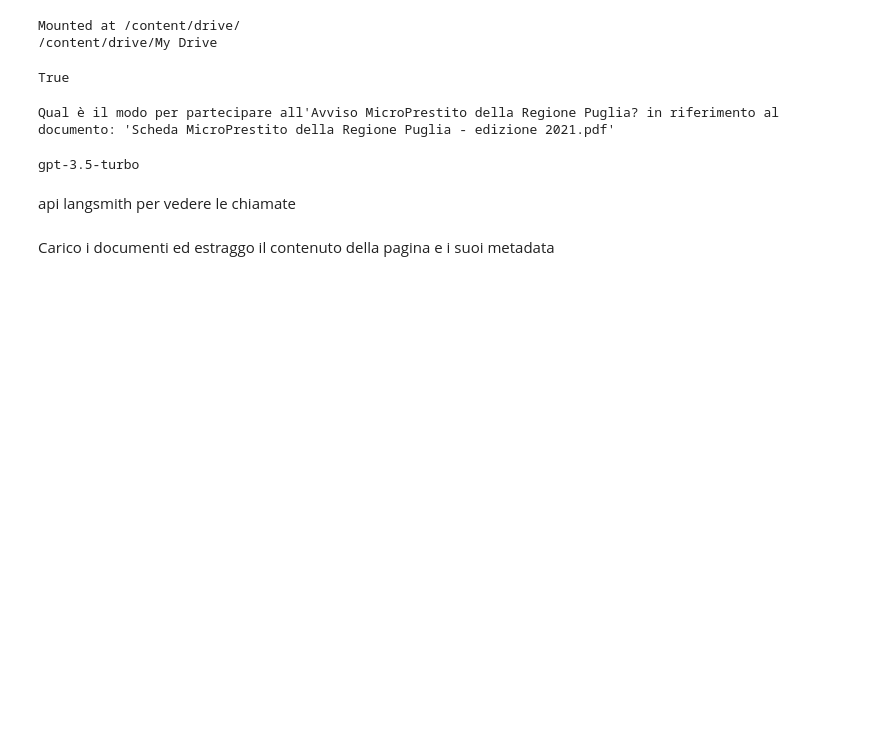
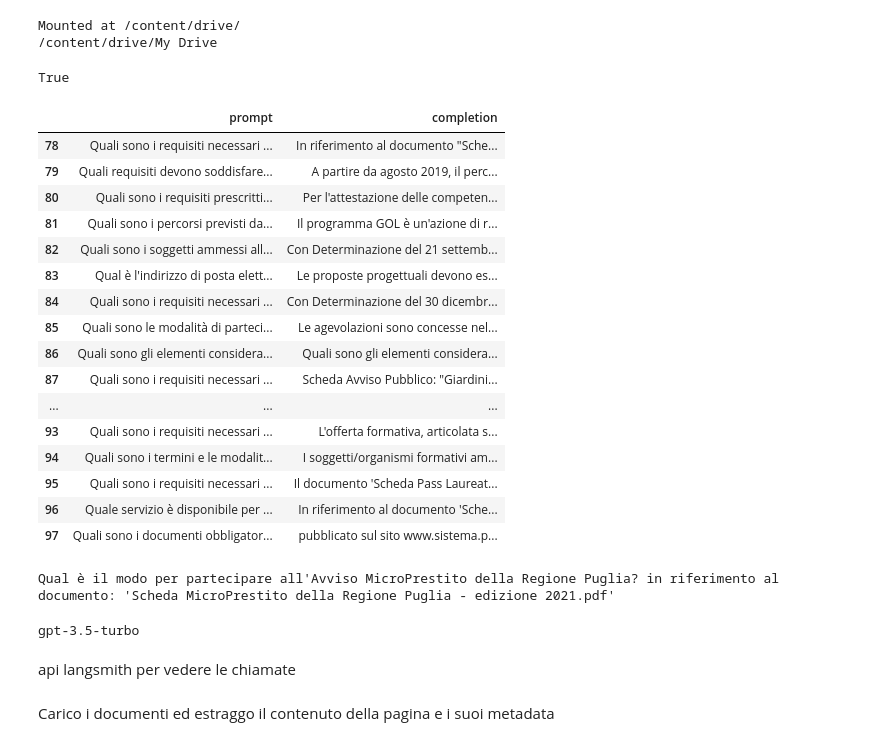
Before and after one commit to GiacomoSignorile/Davinci-002-Finetuning-Bandi-Puglia, a Jupyter notebook: Notebook/100_Dimensione_impresa_metadata_filtering_RAG.ipynb, the cells around one changed output. Cells and saved outputs as stored; diff of their text form; code cells hidden in the pictures; blank space fills up the shorter version.

Commit message:
Aggiornato notebook con Filtro Metadata nel RAG
aggiunto chatbot.py e altri documenti

```diff
--- a/Notebook/100_Dimensione_impresa_metadata_filtering_RAG.ipynb
+++ b/Notebook/100_Dimensione_impresa_metadata_filtering_RAG.ipynb
@@ -42,6 +42,26 @@ import pandas as pd
 
 fine_tuning_dataset = pd.read_json("./Tesi/fine_tune_improved.json")
 dataset_query = pd.read_json("./Tesi/prova_domande_fine_tuning.json")
+# %%
+fine_tuning_dataset[78:]
+# %% [output]
+|  | prompt | completion |
+| 78 | Quali sono i requisiti necessari ... | In riferimento al documento "Sche... |
+| 79 | Quali requisiti devono soddisfare... | A partire da agosto 2019, il perc... |
+| 80 | Quali sono i requisiti prescritti... | Per l'attestazione delle competen... |
+| 81 | Quali sono i percorsi previsti da... | Il programma GOL è un'azione di r... |
+| 82 | Quali sono i soggetti ammessi all... | Con Determinazione del 21 settemb... |
+| 83 | Qual è l'indirizzo di posta elett... | Le proposte progettuali devono es... |
+| 84 | Quali sono i requisiti necessari ... | Con Determinazione del 30 dicembr... |
+| 85 | Quali sono le modalità di parteci... | Le agevolazioni sono concesse nel... |
+| 86 | Quali sono gli elementi considera... | Quali sono gli elementi considera... |
+| 87 | Quali sono i requisiti necessari ... | Scheda Avviso Pubblico: "Giardini... |
+| ... | ... | ... |
+| 93 | Quali sono i requisiti necessari ... | L'offerta formativa, articolata s... |
+| 94 | Quali sono i termini e le modalit... | I soggetti/organismi formativi am... |
+| 95 | Quali sono i requisiti necessari ... | Il documento 'Scheda Pass Laureat... |
+| 96 | Quale servizio è disponibile per ... | In riferimento al documento 'Sche... |
+| 97 | Quali sono i documenti obbligator... | pubblicato sul sito www.sistema.p... |
 # %%
 query1 = fine_tuning_dataset.prompt[0]
 print(query1)
```
Also changed, not shown: parts of 24 cells of this notebook, 11 other files.
